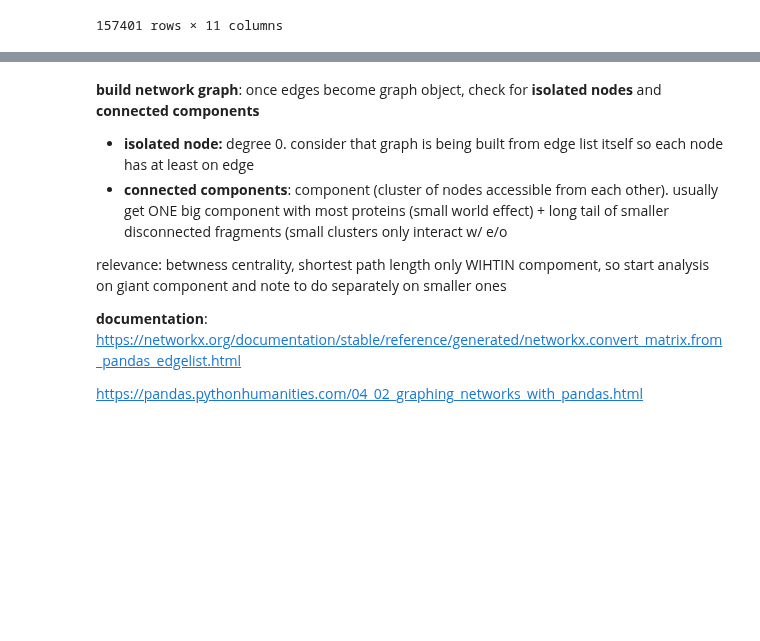
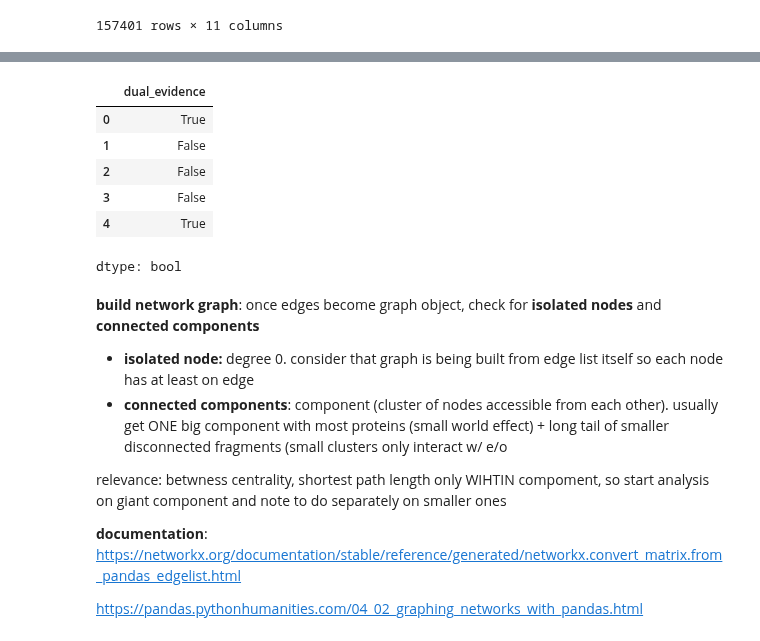
Before and after one commit to annaBANNANA6/protein-interaction-network, a Jupyter notebook: HINT_Exploration.ipynb, the cells around one changed output, grey strips where cells are left out. Drawn from its saved outputs; the diff is of its cells as text; code cells hidden in the pictures; blank space fills up the shorter version.

```diff
--- a/HINT_Exploration.ipynb
+++ b/HINT_Exploration.ipynb
@@ -151,3 +196,15 @@ print(types)
+# %%
+# dual_evidence column
+data["dual_evidence"] = (lengths_quality == 2)
+data["dual_evidence"].head()
+# %% [output]
+|  | dual_evidence |
+| 0 | True |
+| 1 | False |
+| 2 | False |
+| 3 | False |
+| 4 | True |
+dtype: bool
 # %% [markdown]
 **build network graph**: once edges become graph object, check for **isolated nodes** and **connected components**
 *   **isolated node:** degree 0. consider that graph is being built from edge list itself so each node has at least on edge
```
Also changed, not shown: parts of 18 cells of this notebook.
